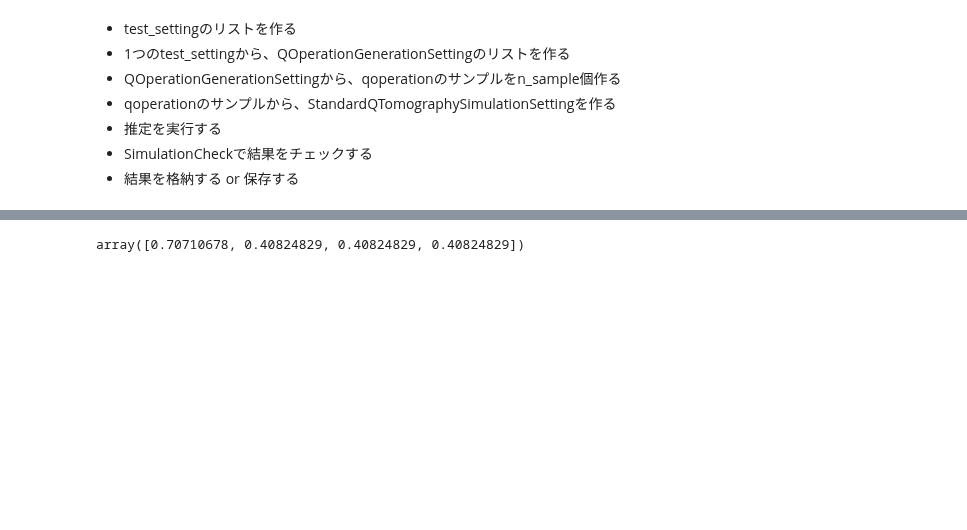
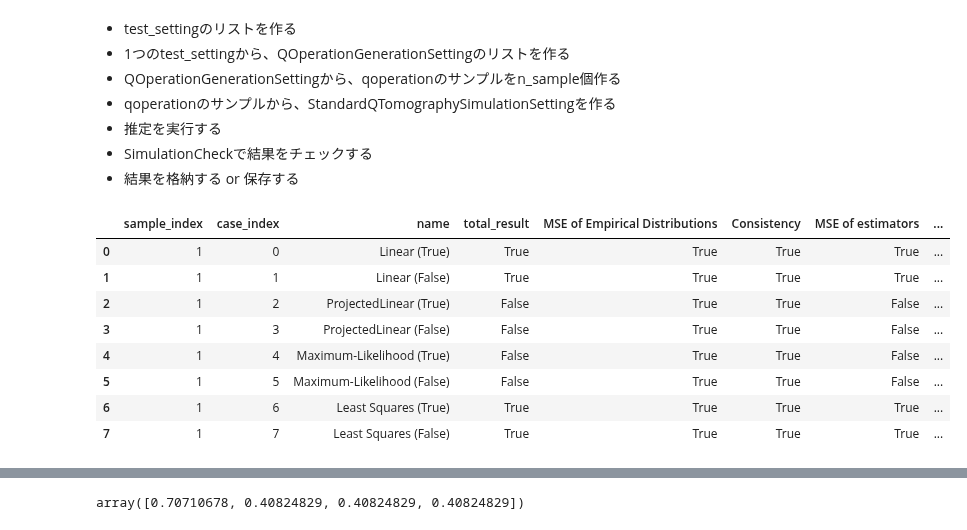
Before and after one commit to tknrsgym/quara, a Jupyter notebook: tutorials/tutorial_for_random_test.ipynb, the cells around one changed output, grey strips where cells are left out. Saved outputs shown, nothing was run; the diff lists cells and outputs as text; code cells hidden in the pictures; blank space fills up the shorter version.

```diff
--- a/tutorials/tutorial_for_random_test.ipynb
+++ b/tutorials/tutorial_for_random_test.ipynb
@@ -285,3 +288,31 @@ import copy
+# %%
+def result2dict(result):
+    result_dict = dict(
+        test_setting_index=result.result_index["test_setting_index"],
+        sample_index=result.result_index["sample_index"],
+        case_index=result.result_index["case_index"],
+        name=result.simulation_setting.name,
+        total_result=result.check_result["total_result"])
+
+    check_result = {}
+    warning_text = ""
+    for r in result.check_result["results"]:
+        check_result[r["name"]] = r["result"]
+    result_dict.update(check_result)
+
+    return result_dict
+# %%
+pd.DataFrame([result2dict(r) for r in results])
+# %% [output]
+|  | sample_index | case_index | name | total_result | MSE of Empirical Distributions | Consistency | MSE of estimators | ... |
+| 0 | 1 | 0 | Linear (True) | True | True | True | True | ... |
+| 1 | 1 | 1 | Linear (False) | True | True | True | True | ... |
+| 2 | 1 | 2 | ProjectedLinear (True) | False | True | True | False | ... |
+| 3 | 1 | 3 | ProjectedLinear (False) | False | True | True | False | ... |
+| 4 | 1 | 4 | Maximum-Likelihood (True) | False | True | True | False | ... |
+| 5 | 1 | 5 | Maximum-Likelihood (False) | False | True | True | False | ... |
+| 6 | 1 | 6 | Least Squares (True) | True | True | True | True | ... |
+| 7 | 1 | 7 | Least Squares (False) | True | True | True | True | ... |
 # %%
 # QOperationGenerationSettingから、qoperationのサンプルをn_sample個作る
 Result = namedtuple(
```
Also changed, not shown: parts of 4 cells of this notebook.
